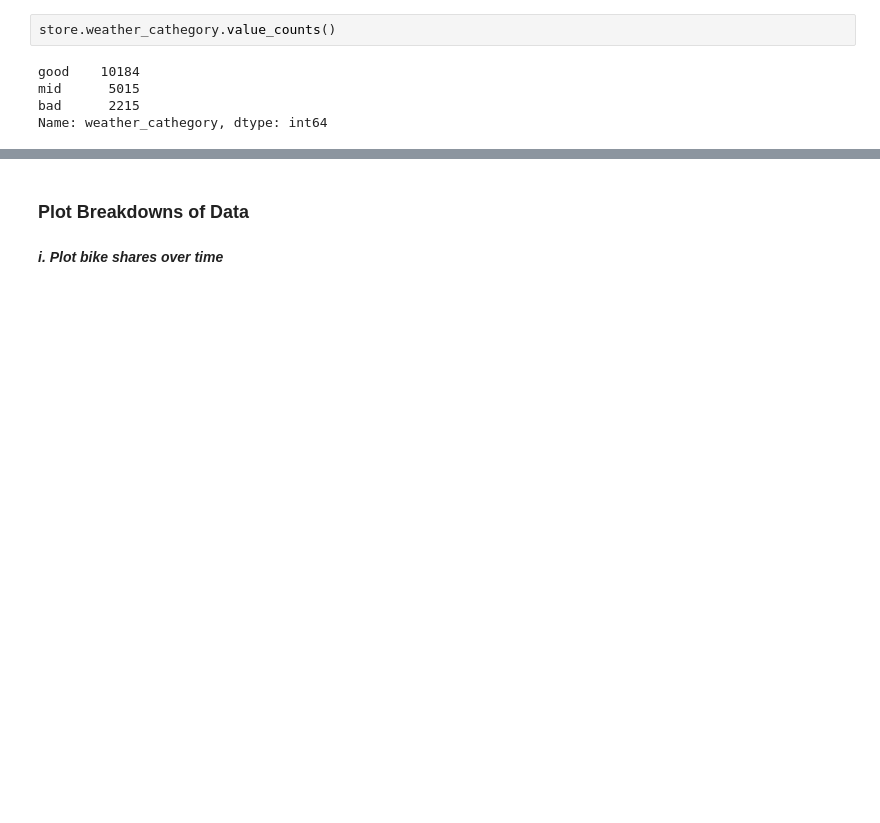
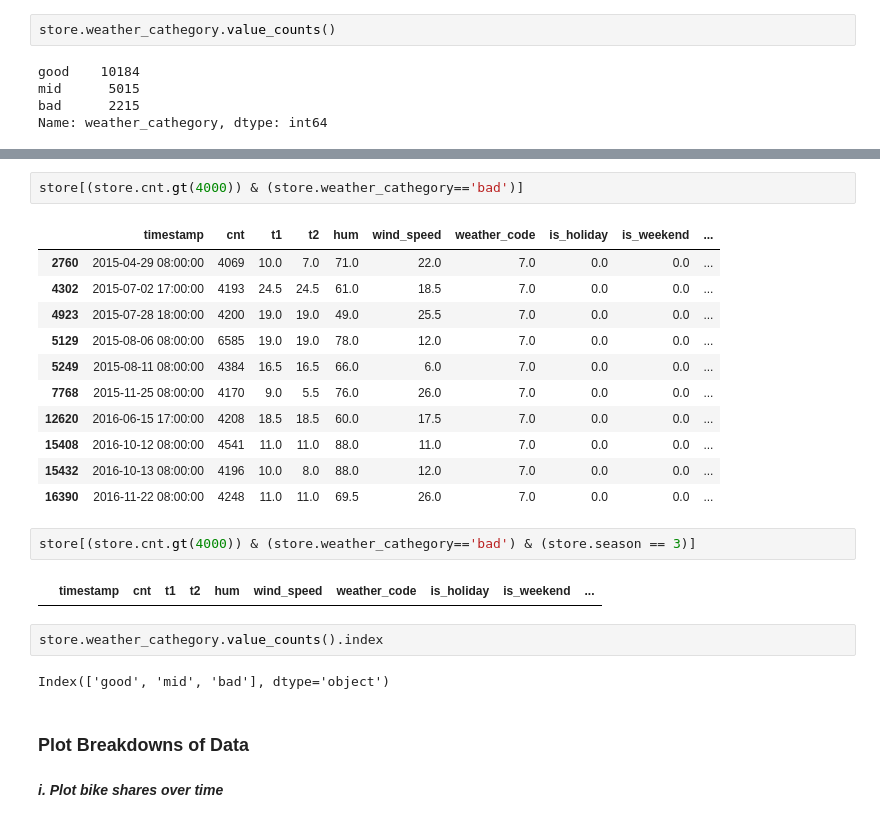
Before and after one commit to ozkanyildirim/Capstone_Projects, a Jupyter notebook: 12_Demand_Prediction_RNN_LSTM/Demand_Prediction_RNN_LSTM.ipynb, the cells around one changed output, grey strips where cells are left out. Cells and saved outputs as stored; diff of their text form; blank space fills up the shorter version.

```diff
--- a/12_Demand_Prediction_RNN_LSTM/Demand_Prediction_RNN_LSTM.ipynb
+++ b/12_Demand_Prediction_RNN_LSTM/Demand_Prediction_RNN_LSTM.ipynb
@@ -503,3 +589,25 @@ Name: weather_cathegory, dtype: int64
+# %%
+store[(store.cnt.gt(4000)) & (store.weather_cathegory=='bad')]
+# %% [output]
+|  | timestamp | cnt | t1 | t2 | hum | wind_speed | weather_code | is_holiday | is_weekend | ... |
+| 2760 | 2015-04-29 08:00:00 | 4069 | 10.0 | 7.0 | 71.0 | 22.0 | 7.0 | 0.0 | 0.0 | ... |
+| 4302 | 2015-07-02 17:00:00 | 4193 | 24.5 | 24.5 | 61.0 | 18.5 | 7.0 | 0.0 | 0.0 | ... |
+| 4923 | 2015-07-28 18:00:00 | 4200 | 19.0 | 19.0 | 49.0 | 25.5 | 7.0 | 0.0 | 0.0 | ... |
+| 5129 | 2015-08-06 08:00:00 | 6585 | 19.0 | 19.0 | 78.0 | 12.0 | 7.0 | 0.0 | 0.0 | ... |
+| 5249 | 2015-08-11 08:00:00 | 4384 | 16.5 | 16.5 | 66.0 | 6.0 | 7.0 | 0.0 | 0.0 | ... |
+| 7768 | 2015-11-25 08:00:00 | 4170 | 9.0 | 5.5 | 76.0 | 26.0 | 7.0 | 0.0 | 0.0 | ... |
+| 12620 | 2016-06-15 17:00:00 | 4208 | 18.5 | 18.5 | 60.0 | 17.5 | 7.0 | 0.0 | 0.0 | ... |
+| 15408 | 2016-10-12 08:00:00 | 4541 | 11.0 | 11.0 | 88.0 | 11.0 | 7.0 | 0.0 | 0.0 | ... |
+| 15432 | 2016-10-13 08:00:00 | 4196 | 10.0 | 8.0 | 88.0 | 12.0 | 7.0 | 0.0 | 0.0 | ... |
+| 16390 | 2016-11-22 08:00:00 | 4248 | 11.0 | 11.0 | 69.5 | 26.0 | 7.0 | 0.0 | 0.0 | ... |
+# %%
+store[(store.cnt.gt(4000)) & (store.weather_cathegory=='bad') & (store.season == 3)]
+# %% [output]
+|  | timestamp | cnt | t1 | t2 | hum | wind_speed | weather_code | is_holiday | is_weekend | ... |
+# %%
+store.weather_cathegory.value_counts().index
+# %% [output]
+Index(['good', 'mid', 'bad'], dtype='object')
 # %% [markdown]
 ### Plot Breakdowns of Data
 # %% [markdown]
```
Also changed, not shown: parts of 21 cells of this notebook.
